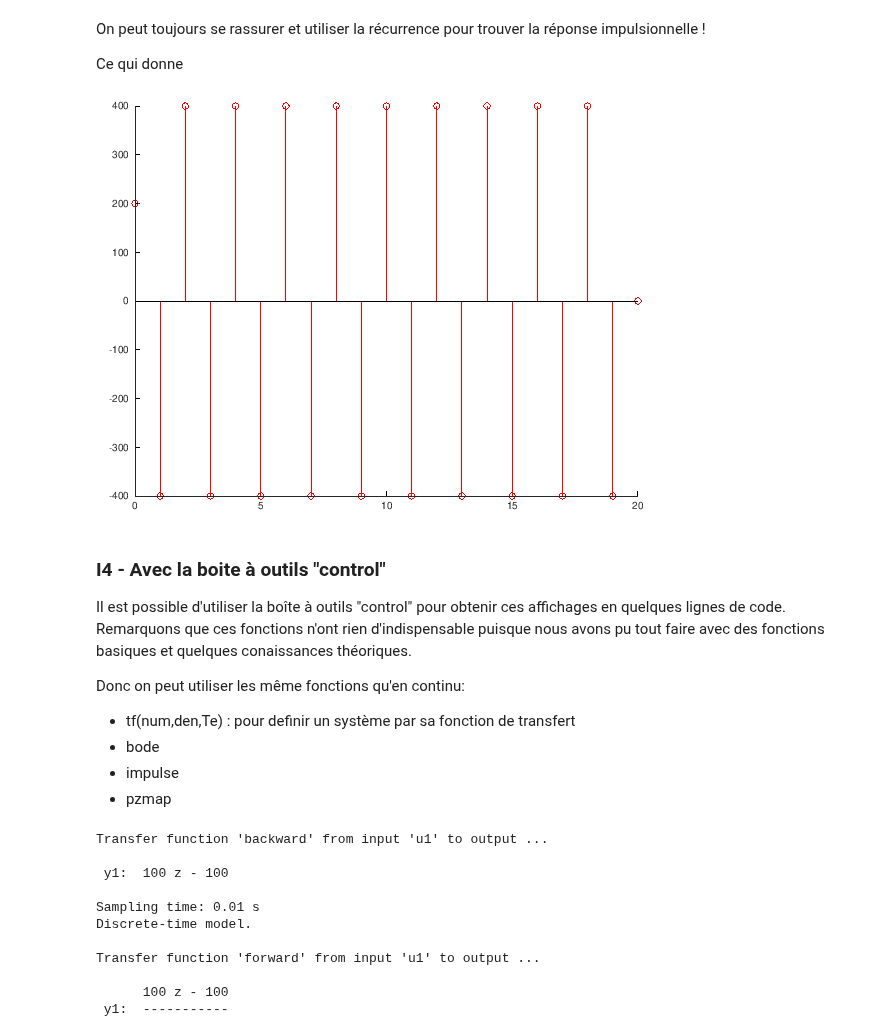
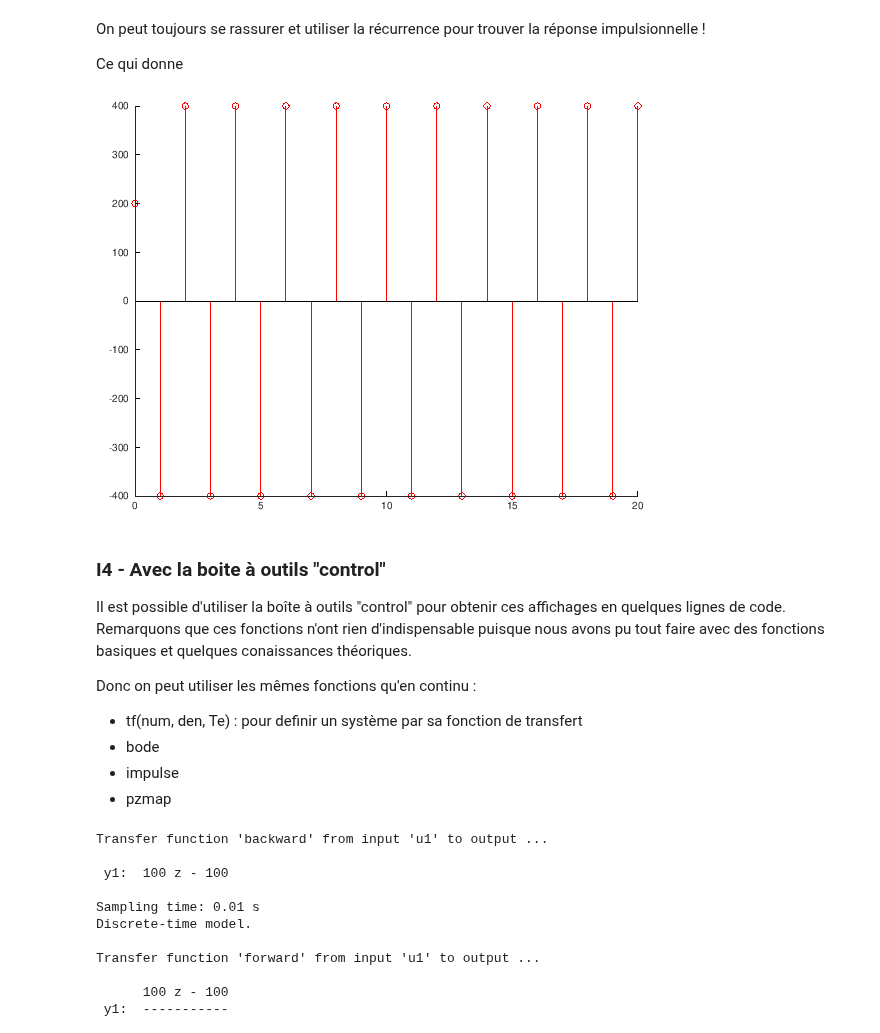
Before and after one commit to balaise31/Signal, a Jupyter notebook: discret/tp/preparation_tp_bilineaire.ipynb, the cells around one changed output. Saved outputs shown, nothing was run; the diff lists cells and outputs as text; code cells hidden in the pictures.

```diff
--- a/discret/tp/preparation_tp_bilineaire.ipynb
+++ b/discret/tp/preparation_tp_bilineaire.ipynb
@@ -161,24 +164,24 @@ Ce qui donne
 # %%
 k=0:20 ;
 x = (k==0) ; % impulsion unité (vrai = 1, faux = 0)
 y = zeros(1,21);
 
 y(1) = x(1)/Te*2 ; % première itération
 
-for id=2:length(k)-1
+for id=2:length(k)
     y(id) = -y(id-1) + (x(id)-x(id-1))/Te*2 ;
 end
 stem(k,y,'r'); hold on
 # %% [output]
-[figure, old version]
+[figure, new version]
 # %% [markdown]
 ### I4 - Avec la boite à outils "control"
 
 Il est possible d'utiliser la boîte à outils "control" pour obtenir ces affichages en quelques lignes de code.
 Remarquons que ces fonctions n'ont rien d'indispensable puisque nous avons pu tout faire avec des fonctions basiques et quelques conaissances théoriques.
 
-Donc on peut utiliser les même fonctions qu'en continu:
- - tf(num,den,Te) : pour definir un système par sa fonction de transfert
+Donc on peut utiliser les mêmes fonctions qu'en continu :
+ - tf(num, den, Te) : pour definir un système par sa fonction de transfert
  - bode
  - impulse
  - pzmap
```
Also changed, not shown: parts of 10 cells of this notebook, 5 other files.
